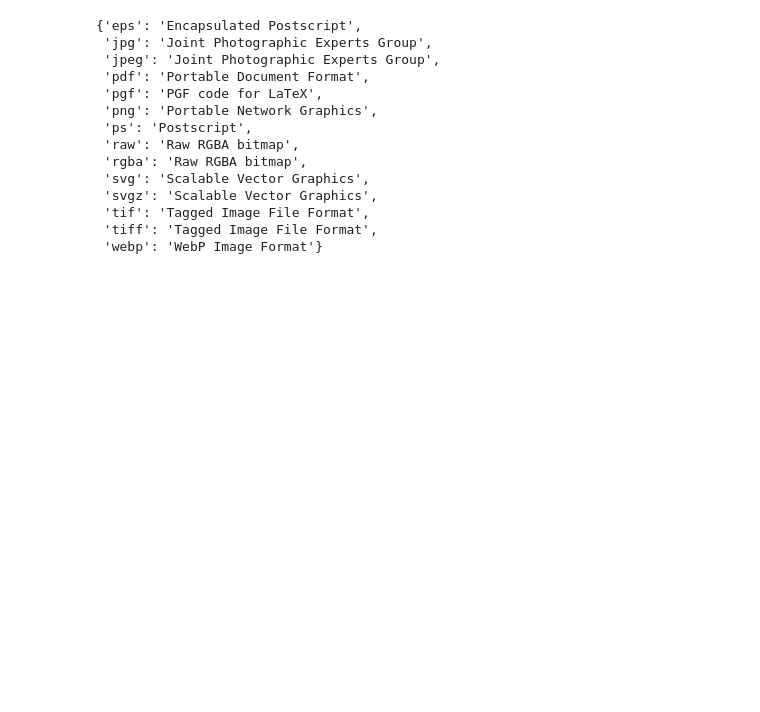
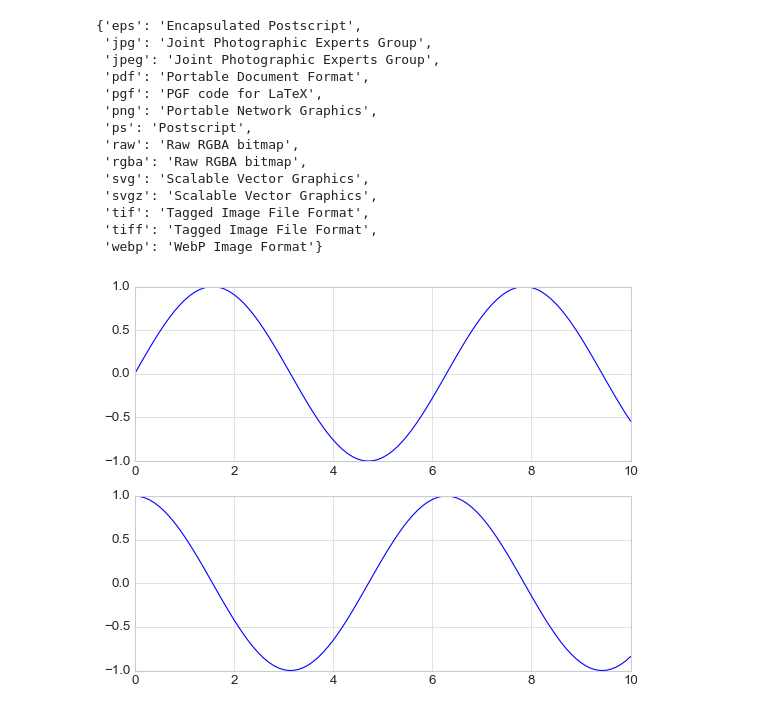
Before and after one commit to tak-jj/TIL, a Jupyter notebook: 2022-10-19/01.Matplotlib.ipynb, the cells around one changed output. Cells and saved outputs as stored; diff of their text form; code cells hidden in the pictures; blank space fills up the shorter version.

```diff
--- a/2022-10-19/01.Matplotlib.ipynb
+++ b/2022-10-19/01.Matplotlib.ipynb
@@ -64,3 +65,14 @@ fig.canvas.get_supported_filetypes() #can check supported file types
  'tif': 'Tagged Image File Format',
  'tiff': 'Tagged Image File Format',
  'webp': 'WebP Image Format'}
+# %%
+# Draw multiple figure
+
+plt.subplot(2,1,1) #.subplot(row,column,index)
+plt.plot(x,np.sin(x))
+plt.subplot(2,1,2)
+plt.plot(x,np.cos(x))
+
+plt.show()
+# %% [output]
+[figure, added]
```
Also changed, not shown: parts of 15 cells of this notebook, 1 other file.
